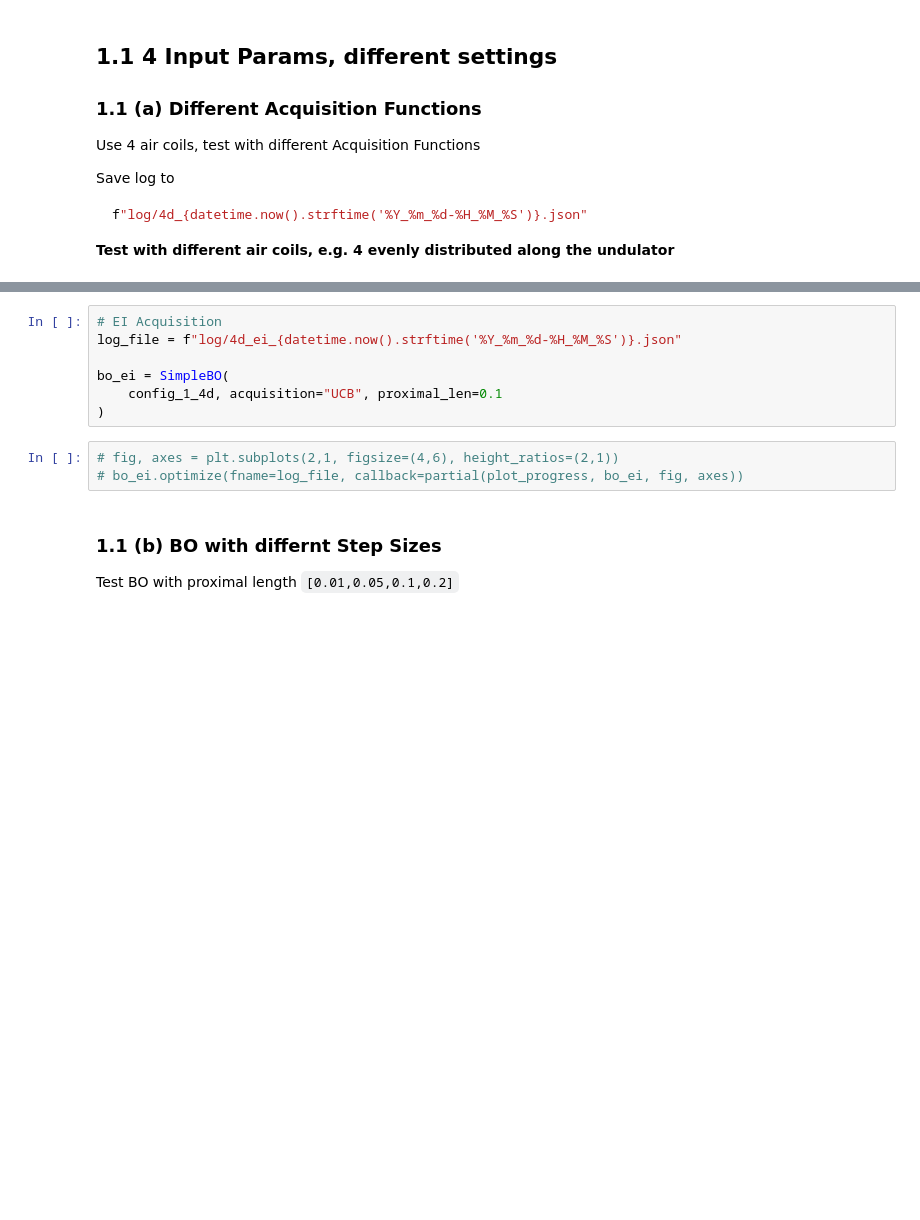
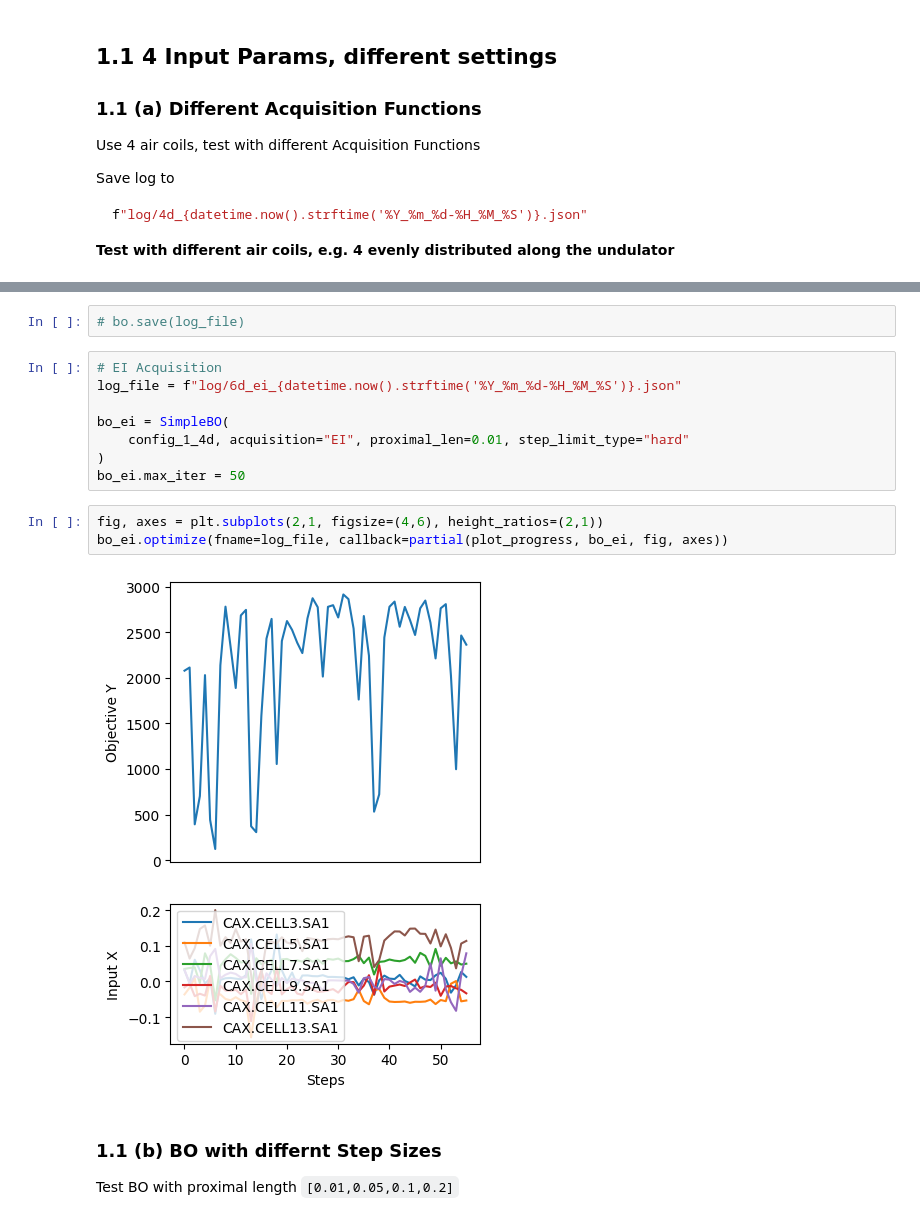
Before and after one commit to cr-xu/bo-4-euxfel, a Jupyter notebook: Beamtime_notebook.ipynb, the cells around one changed output, grey strips where cells are left out. Cells and saved outputs as stored; diff of their text form; blank space fills up the shorter version.

```diff
--- a/Beamtime_notebook.ipynb
+++ b/Beamtime_notebook.ipynb
@@ -62,13 +75,18 @@ bo = SimpleBO(
+# %%
+# bo.save(log_file)
 # %%
 # EI Acquisition
-log_file = f"log/4d_ei_{datetime.now().strftime('%Y_%m_%d-%H_%M_%S')}.json"
+log_file = f"log/6d_ei_{datetime.now().strftime('%Y_%m_%d-%H_%M_%S')}.json"
 
 bo_ei = SimpleBO(
-    config_1_4d, acquisition="UCB", proximal_len=0.1
+    config_1_4d, acquisition="EI", proximal_len=0.01, step_limit_type="hard"
 )
+bo_ei.max_iter = 50
 # %%
-# fig, axes = plt.subplots(2,1, figsize=(4,6), height_ratios=(2,1))
-# bo_ei.optimize(fname=log_file, callback=partial(plot_progress, bo_ei, fig, axes))
+fig, axes = plt.subplots(2,1, figsize=(4,6), height_ratios=(2,1))
+bo_ei.optimize(fname=log_file, callback=partial(plot_progress, bo_ei, fig, axes))
+# %% [output]
+[figure, added]
 # %% [markdown]
 ### 1.1 (b) BO with differnt Step Sizes
 
```
Also changed, not shown: parts of 35 cells of this notebook.
